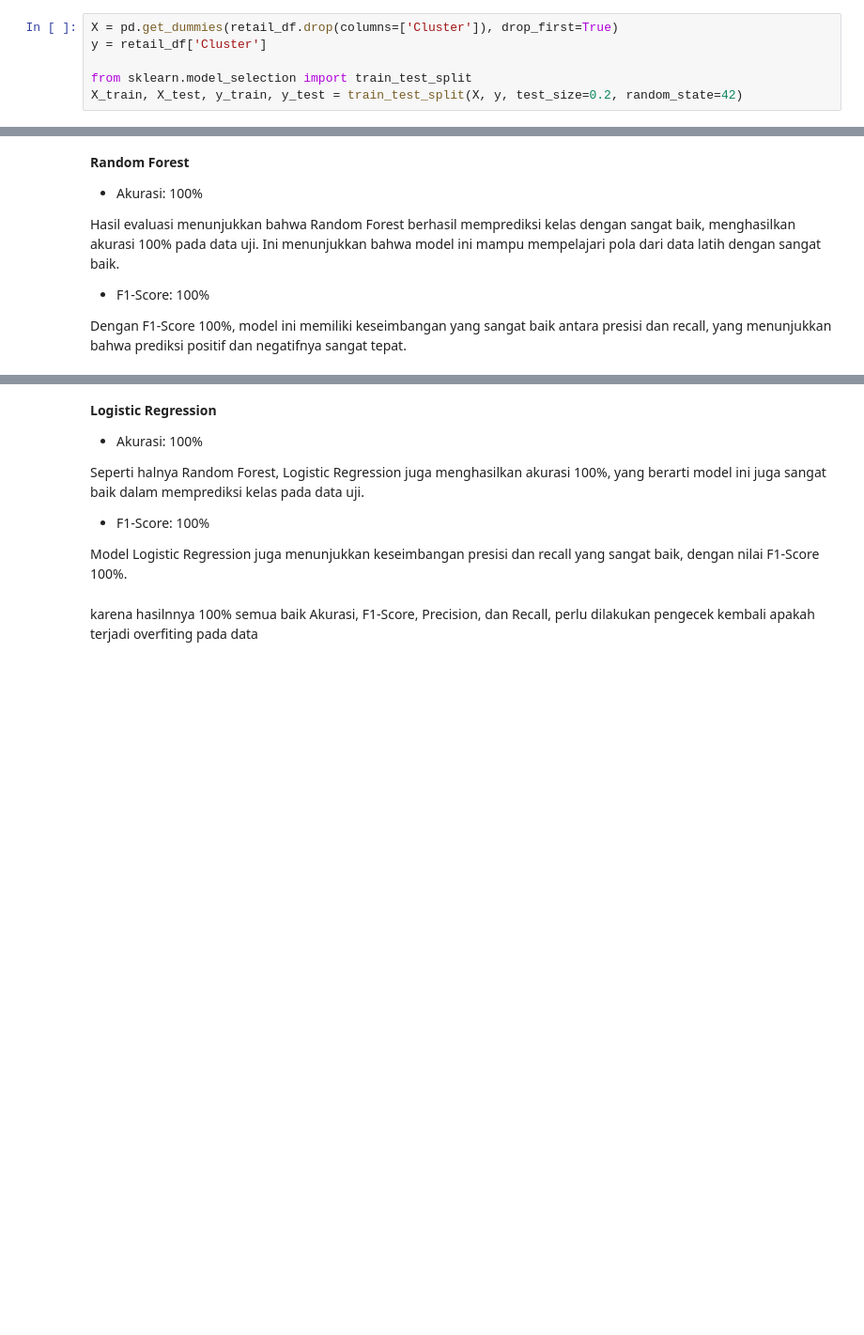
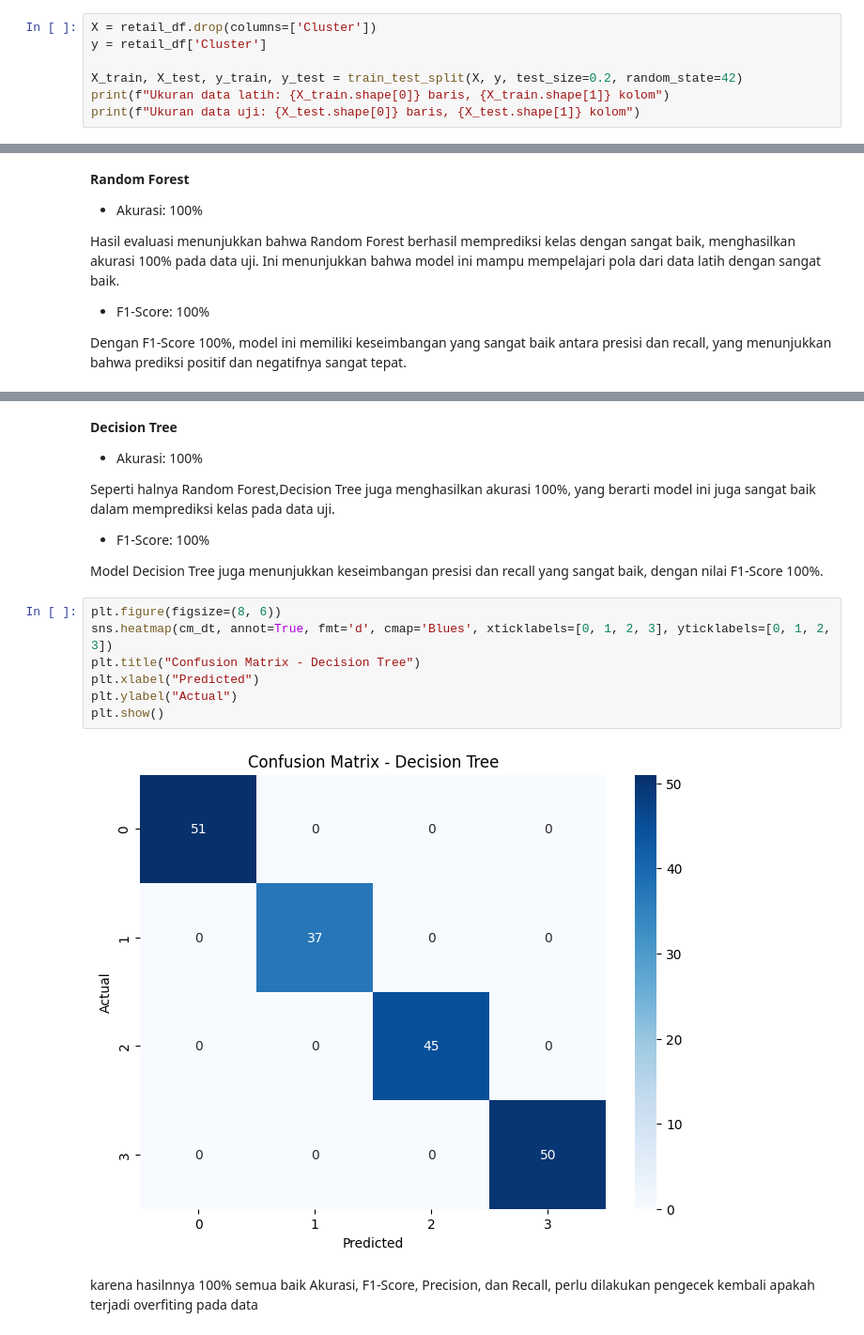
Before and after one commit to yoshioakio/Retail-Machine-learning, a Jupyter notebook: Klasifikasi_Retail.ipynb, the cells around one changed output, grey strips where cells are left out. Shown: that part at 94% size. Cells and saved outputs as stored; diff of their text form; blank space fills up the shorter version.

Commit message:
Latihan Machine Learning Basic

```diff
--- a/Klasifikasi_Retail.ipynb
+++ b/Klasifikasi_Retail.ipynb
@@ -74,6 +131,7 @@ X_train, X_test, y_train, y_test = train_test_split(X, y, test_size=0.2, random_
 # %%
-X = pd.get_dummies(retail_df.drop(columns=['Cluster']), drop_first=True)
+X = retail_df.drop(columns=['Cluster'])
 y = retail_df['Cluster']
 
-from sklearn.model_selection import train_test_split
 X_train, X_test, y_train, y_test = train_test_split(X, y, test_size=0.2, random_state=42)
+print(f"Ukuran data latih: {X_train.shape[0]} baris, {X_train.shape[1]} kolom")
+print(f"Ukuran data uji: {X_test.shape[0]} baris, {X_test.shape[1]} kolom")
@@ -257,12 +279,21 @@ weighted avg       1.00      1.00      1.00       183
 # %% [markdown]
-**Logistic Regression**
+**Decision Tree**
 - Akurasi: 100%
 
-Seperti halnya Random Forest, Logistic Regression juga menghasilkan akurasi 100%, yang berarti model ini juga sangat baik dalam memprediksi kelas pada data uji.
+Seperti halnya Random Forest,Decision Tree juga menghasilkan akurasi 100%, yang berarti model ini juga sangat baik dalam memprediksi kelas pada data uji.
 
 - F1-Score: 100%
 
-Model Logistic Regression juga menunjukkan keseimbangan presisi dan recall yang sangat baik, dengan nilai F1-Score 100%.
+Model Decision Tree juga menunjukkan keseimbangan presisi dan recall yang sangat baik, dengan nilai F1-Score 100%.
+# %%
+plt.figure(figsize=(8, 6))
+sns.heatmap(cm_dt, annot=True, fmt='d', cmap='Blues', xticklabels=[0, 1, 2, 3], yticklabels=[0, 1, 2, 3])
+plt.title("Confusion Matrix - Decision Tree")
+plt.xlabel("Predicted")
+plt.ylabel("Actual")
+plt.show()
+# %% [output]
+[figure, added]
 # %% [markdown]
 karena hasilnnya 100% semua baik Akurasi, F1-Score, Precision, dan Recall, perlu dilakukan pengecek kembali apakah terjadi overfiting pada data
 # %%
```
Also changed, not shown: parts of 48 cells of this notebook, 1 other file.
